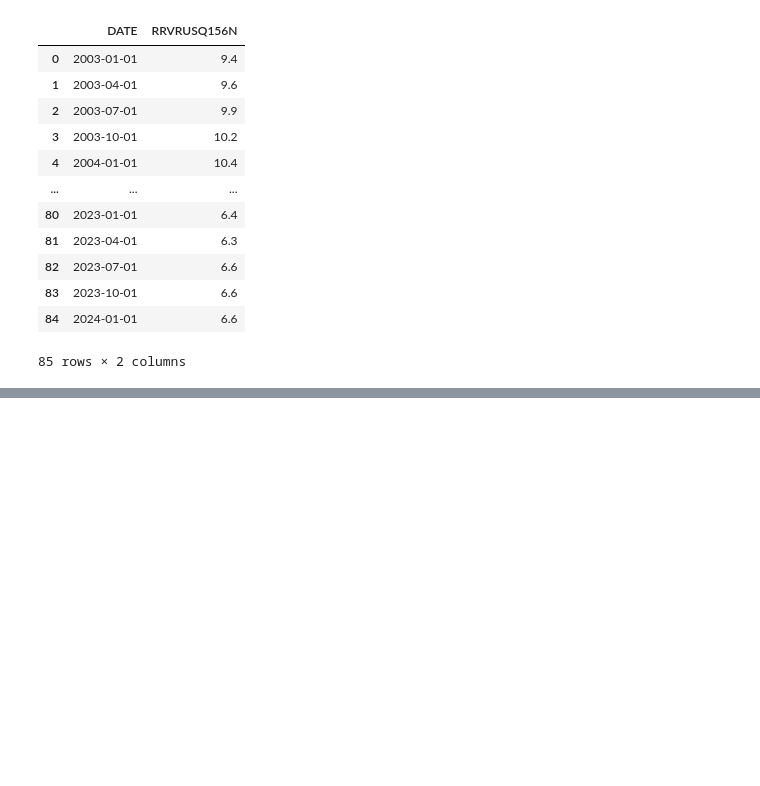
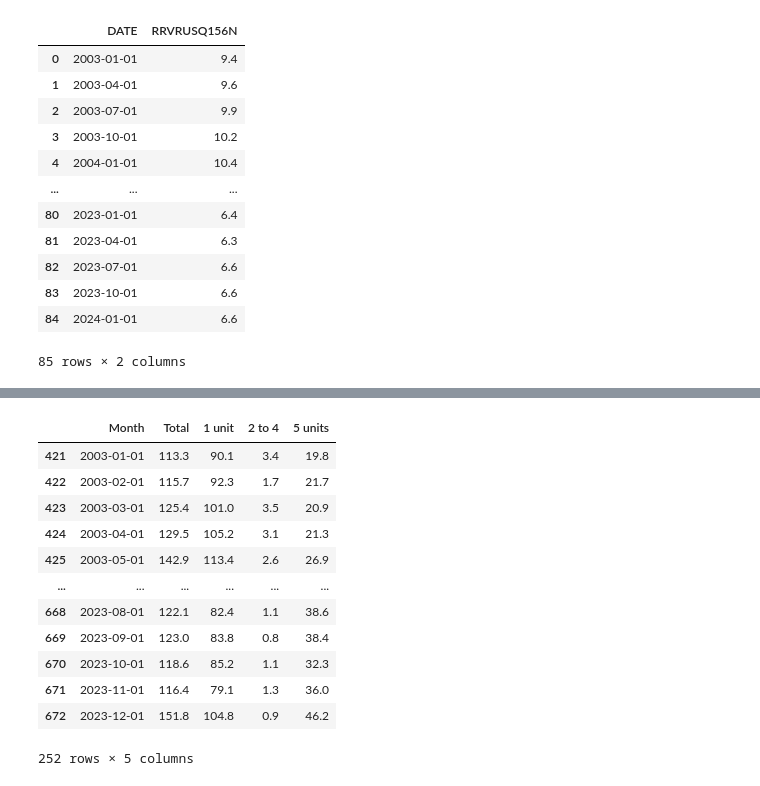
Before and after one commit to crankyastrologer/take_home_assignment, a Jupyter notebook: preprocessing.ipynb, the cells around one changed output, grey strips where cells are left out. Saved outputs shown, nothing was run; the diff lists cells and outputs as text; code cells hidden in the pictures; blank space fills up the shorter version.

```diff
--- a/preprocessing.ipynb
+++ b/preprocessing.ipynb
@@ -612,0 +671,16 @@ df
+# %%
+new_dfa
+# %% [output]
+|  | Month | Total | 1 unit | 2 to 4 | 5 units |
+| 421 | 2003-01-01 | 113.3 | 90.1 | 3.4 | 19.8 |
+| 422 | 2003-02-01 | 115.7 | 92.3 | 1.7 | 21.7 |
+| 423 | 2003-03-01 | 125.4 | 101.0 | 3.5 | 20.9 |
+| 424 | 2003-04-01 | 129.5 | 105.2 | 3.1 | 21.3 |
+| 425 | 2003-05-01 | 142.9 | 113.4 | 2.6 | 26.9 |
+| ... | ... | ... | ... | ... | ... |
+| 668 | 2023-08-01 | 122.1 | 82.4 | 1.1 | 38.6 |
+| 669 | 2023-09-01 | 123.0 | 83.8 | 0.8 | 38.4 |
+| 670 | 2023-10-01 | 118.6 | 85.2 | 1.1 | 32.3 |
+| 671 | 2023-11-01 | 116.4 | 79.1 | 1.3 | 36.0 |
+| 672 | 2023-12-01 | 151.8 | 104.8 | 0.9 | 46.2 |
+252 rows × 5 columns
```
Also changed, not shown: parts of 11 cells of this notebook, 5 other files.
